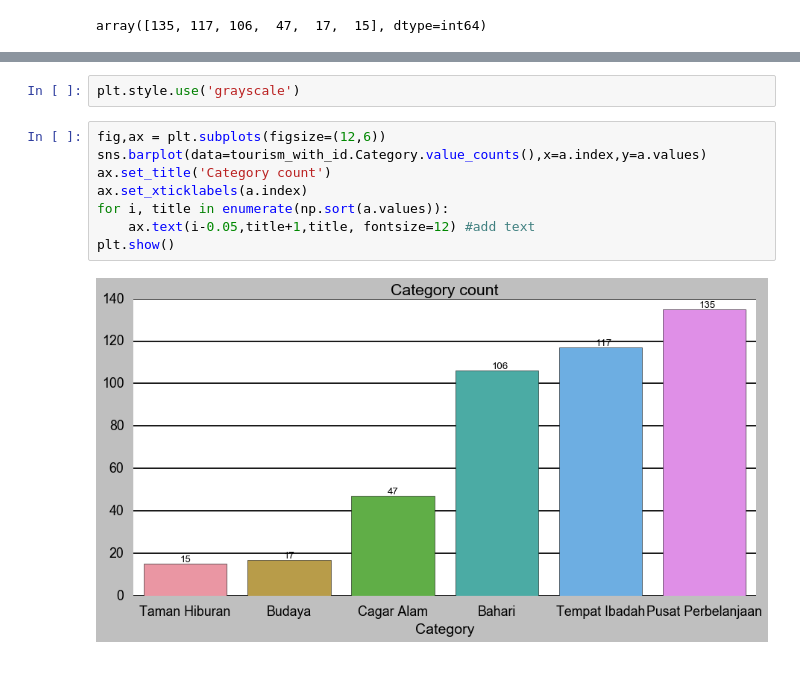
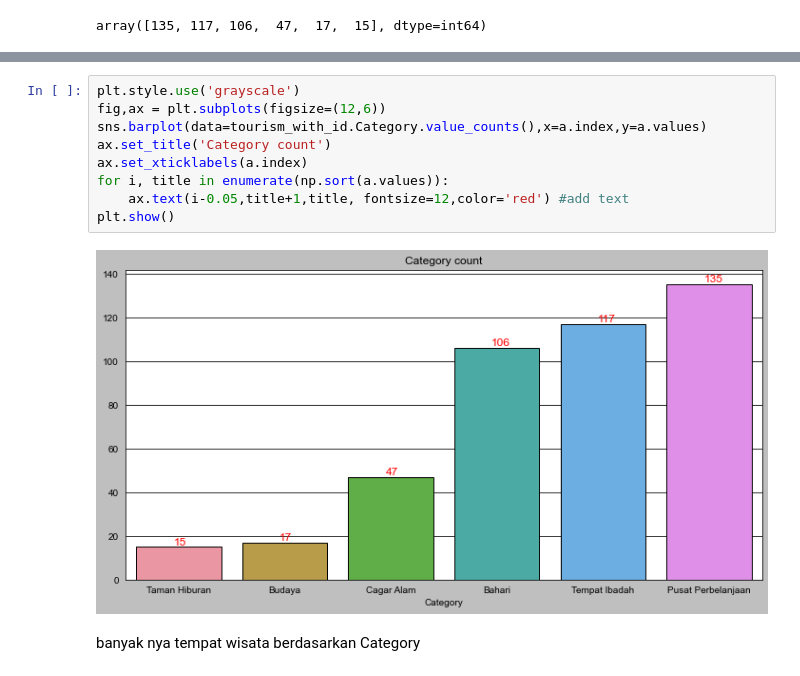
Before and after one commit to alrappie/Indonesia-Tourism-Destination, a Jupyter notebook: main.ipynb, the cells around one changed output, grey strips where cells are left out. Saved outputs shown, nothing was run; the diff lists cells and outputs as text.

Commit message:
wisatawan

```diff
--- a/main.ipynb
+++ b/main.ipynb
@@ -372,12 +341,13 @@ plt.style.available
-# %%
-plt.style.use('grayscale')
 # %%
+plt.style.use('grayscale')
 fig,ax = plt.subplots(figsize=(12,6))
 sns.barplot(data=tourism_with_id.Category.value_counts(),x=a.index,y=a.values)
 ax.set_title('Category count')
 ax.set_xticklabels(a.index)
 for i, title in enumerate(np.sort(a.values)):
-    ax.text(i-0.05,title+1,title, fontsize=12) #add text
+    ax.text(i-0.05,title+1,title, fontsize=12,color='red') #add text
 plt.show()
 # %% [output]
-[figure, old version]
+[figure, new version]
+# %% [markdown]
+banyak nya tempat wisata berdasarkan Category
```
Also changed, not shown: parts of 8 cells of this notebook.
